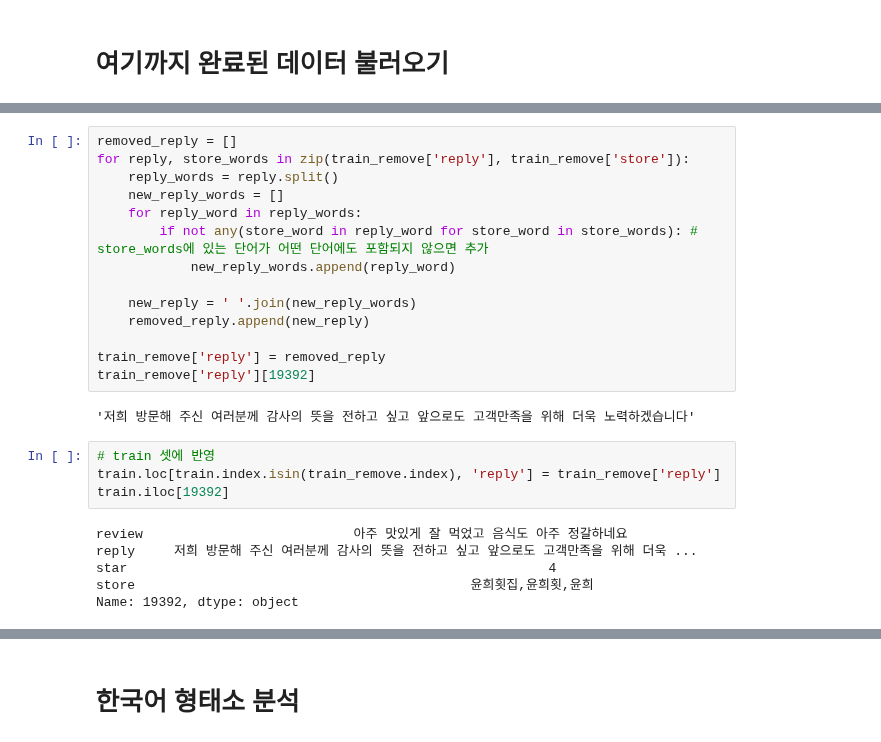
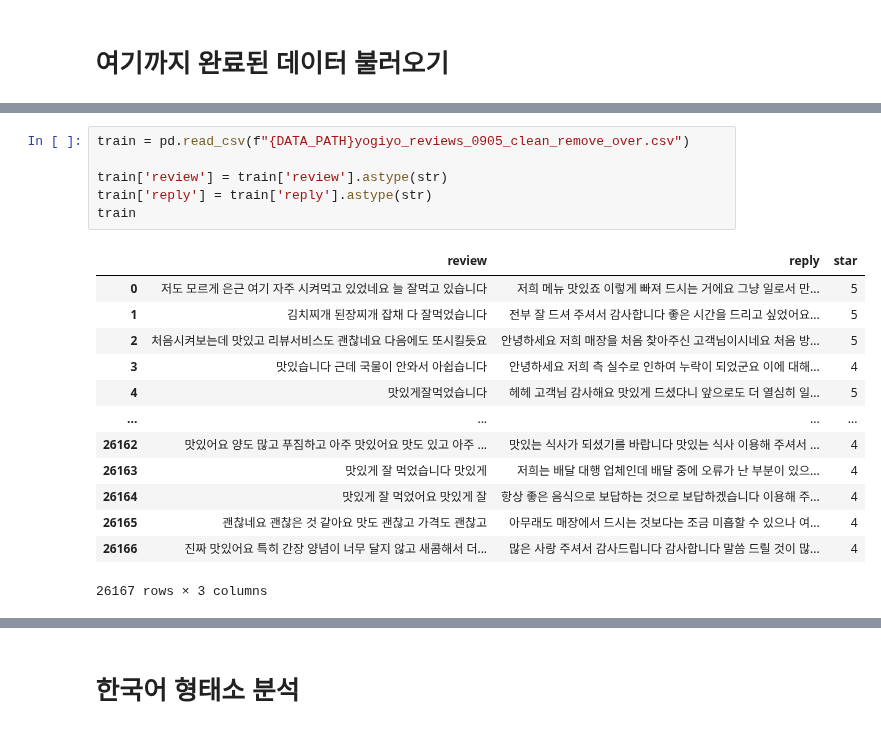
Before and after one commit to swoo-nam/BootCamp_project_final, a Jupyter notebook: 남상우_LSTM을_활용한_생성AI_모델링_pytorch_ver2.ipynb, the cells around one changed output, grey strips where cells are left out. Saved outputs shown, nothing was run; the diff lists cells and outputs as text.

```diff
--- a/남상우_LSTM을_활용한_생성AI_모델링_pytorch_ver2.ipynb
+++ b/남상우_LSTM을_활용한_생성AI_모델링_pytorch_ver2.ipynb
@@ -316,27 +162,21 @@ Name: store, Length: 9731, dtype: object
-# %%
-removed_reply = []
-for reply, store_words in zip(train_remove['reply'], train_remove['store']):
-    reply_words = reply.split()
-    new_reply_words = []
-    for reply_word in reply_words:
-        if not any(store_word in reply_word for store_word in store_words): # store_words에 있는 단어가 어떤 단어에도 포함되지 않으면 추가
-            new_reply_words.append(reply_word)
-
-    new_reply = ' '.join(new_reply_words)
-    removed_reply.append(new_reply)
-
-train_remove['reply'] = removed_reply
-train_remove['reply'][19392]
-# %% [output]
-'저희 방문해 주신 여러분께 감사의 뜻을 전하고 싶고 앞으로도 고객만족을 위해 더욱 노력하겠습니다'
-# %%
-# train 셋에 반영
-train.loc[train.index.isin(train_remove.index), 'reply'] = train_remove['reply']
-train.iloc[19392]
-# %% [output]
-review                           아주 맛있게 잘 먹었고 음식도 아주 정갈하네요
-reply     저희 방문해 주신 여러분께 감사의 뜻을 전하고 싶고 앞으로도 고객만족을 위해 더욱 ...
-star                                                      4
-store                                           윤희횟집,윤희횟,윤희
-Name: 19392, dtype: object
+# %%
+train = pd.read_csv(f"{DATA_PATH}yogiyo_reviews_0905_clean_remove_over.csv")
+
+train['review'] = train['review'].astype(str)
+train['reply'] = train['reply'].astype(str)
+train
+# %% [output]
+|  | review | reply | star |
+| 0 | 저도 모르게 은근 여기 자주 시켜먹고 있었네요 늘 잘먹고 있습니다 | 저희 메뉴 맛있죠 이렇게 빠져 드시는 거에요 그냥 일로서 만... | 5 |
+| 1 | 김치찌개 된장찌개 잡채 다 잘먹었습니다 | 전부 잘 드셔 주셔서 감사합니다 좋은 시간을 드리고 싶었어요... | 5 |
+| 2 | 처음시켜보는데 맛있고 리뷰서비스도 괜찮네요 다음에도 또시킬듯요 | 안녕하세요 저희 매장을 처음 찾아주신 고객님이시네요 처음 방... | 5 |
+| 3 | 맛있습니다 근데 국물이 안와서 아쉽습니다 | 안녕하세요 저희 측 실수로 인하여 누락이 되었군요 이에 대해... | 4 |
+| 4 | 맛있게잘먹었습니다 | 헤헤 고객님 감사해요 맛있게 드셨다니 앞으로도 더 열심히 일... | 5 |
+| ... | ... | ... | ... |
+| 26162 | 맛있어요 양도 많고 푸짐하고 아주 맛있어요 맛도 있고 아주 ... | 맛있는 식사가 되셨기를 바랍니다 맛있는 식사 이용해 주셔서 ... | 4 |
+| 26163 | 맛있게 잘 먹었습니다 맛있게 | 저희는 배달 대행 업체인데 배달 중에 오류가 난 부분이 있으... | 4 |
+| 26164 | 맛있게 잘 먹었어요 맛있게 잘 | 항상 좋은 음식으로 보답하는 것으로 보답하겠습니다 이용해 주... | 4 |
+| 26165 | 괜찮네요 괜찮은 것 같아요 맛도 괜찮고 가격도 괜찮고 | 아무래도 매장에서 드시는 것보다는 조금 미흡할 수 있으나 여... | 4 |
+| 26166 | 진짜 맛있어요 특히 간장 양념이 너무 달지 않고 새콤해서 더... | 많은 사랑 주셔서 감사드립니다 감사합니다 말씀 드릴 것이 많... | 4 |
+26167 rows × 3 columns
 # %%
```
Also changed, not shown: parts of 91 cells of this notebook.
